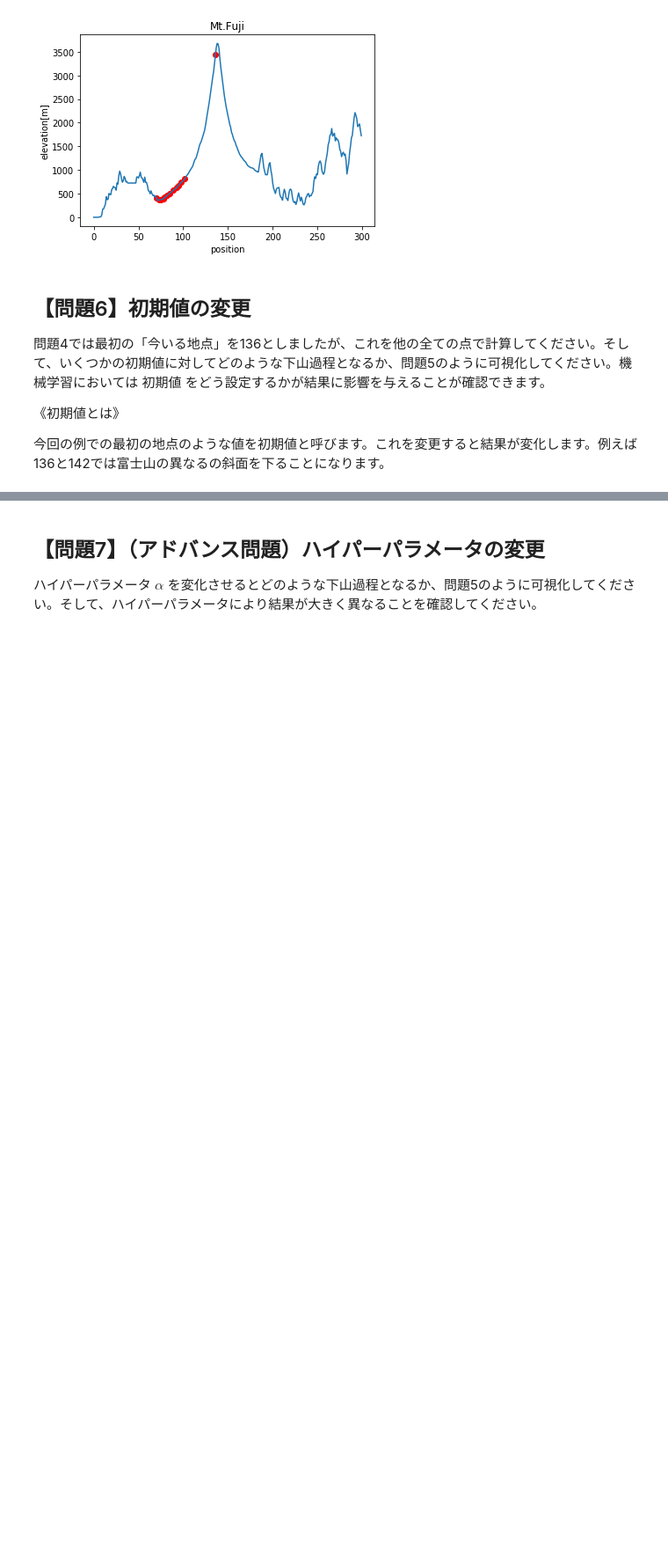
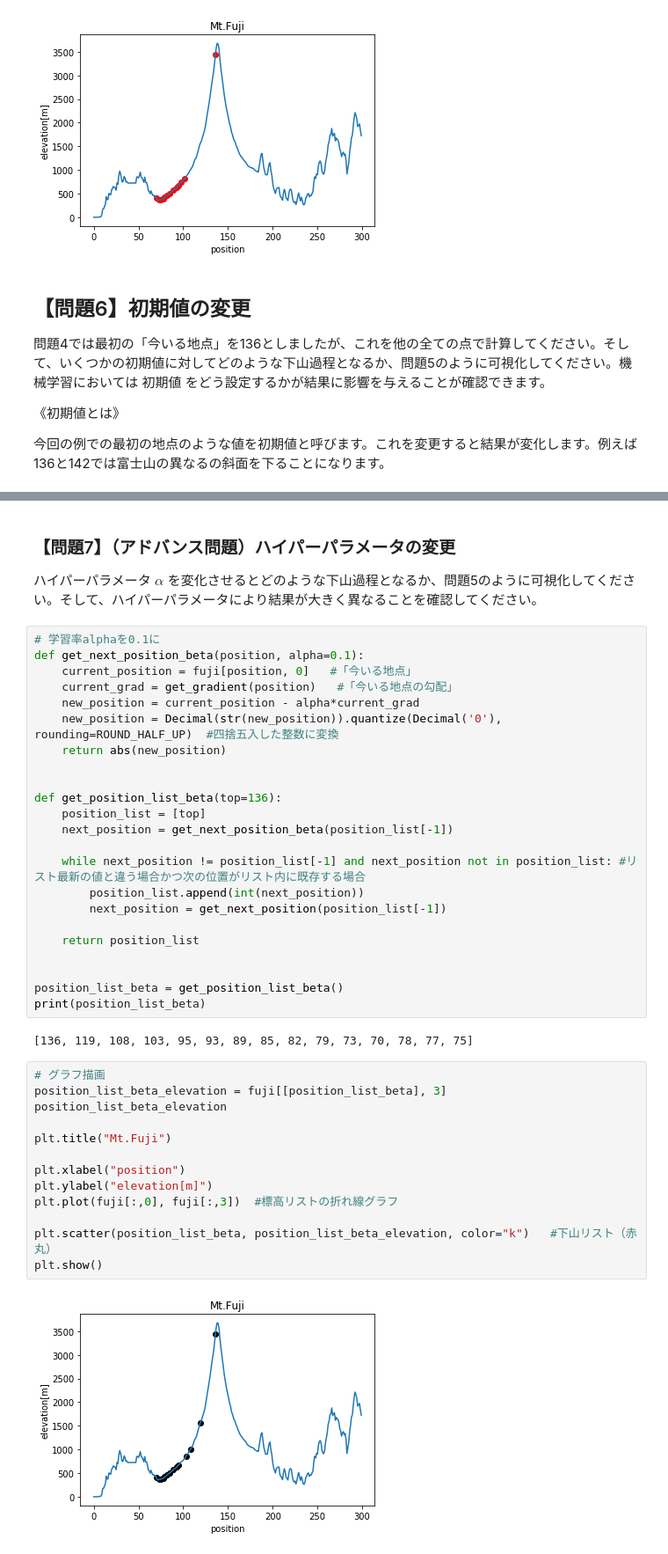
Before and after one commit to adachione/diveintocode-ml, a Jupyter notebook: Week2/DIC_Week2_授業課題2_富士下山問題.ipynb, the cells around one changed output, grey strips where cells are left out. Shown: that part at 88% size. Cells and saved outputs as stored; diff of their text form; blank space fills up the shorter version.

```diff
--- a/Week2/DIC_Week2_授業課題2_富士下山問題.ipynb
+++ b/Week2/DIC_Week2_授業課題2_富士下山問題.ipynb
@@ -184,3 +186,43 @@ plt.show()
 # %% [markdown]
-## 【問題7】（アドバンス問題）ハイパーパラメータの変更
+### 【問題7】（アドバンス問題）ハイパーパラメータの変更
 ハイパーパラメータ $\alpha$ を変化させるとどのような下山過程となるか、問題5のように可視化してください。そして、ハイパーパラメータにより結果が大きく異なることを確認してください。
+# %%
+# 学習率alphaを0.1に
+def get_next_position_beta(position, alpha=0.1):
+    current_position = fuji[position, 0]   #「今いる地点」
+    current_grad = get_gradient(position)   #「今いる地点の勾配」
+    new_position = current_position - alpha*current_grad
+    new_position = Decimal(str(new_position)).quantize(Decimal('0'), rounding=ROUND_HALF_UP)  #四捨五入した整数に変換
+    return abs(new_position)
+
+
+def get_position_list_beta(top=136):
+    position_list = [top]
+    next_position = get_next_position_beta(position_list[-1])
+
+    while next_position != position_list[-1] and next_position not in position_list: #リスト最新の値と違う場合かつ次の位置がリスト内に既存する場合
+        position_list.append(int(next_position))
+        next_position = get_next_position(position_list[-1])
+
+    return position_list
+
+
+position_list_beta = get_position_list_beta()
+print(position_list_beta)
+# %% [output]
+[136, 119, 108, 103, 95, 93, 89, 85, 82, 79, 73, 70, 78, 77, 75]
+# %%
+# グラフ描画
+position_list_beta_elevation = fuji[[position_list_beta], 3]
+position_list_beta_elevation
+
+plt.title("Mt.Fuji")
+
+plt.xlabel("position")
+plt.ylabel("elevation[m]")
+plt.plot(fuji[:,0], fuji[:,3])  #標高リストの折れ線グラフ
+
+plt.scatter(position_list_beta, position_list_beta_elevation, color="k")   #下山リスト（赤丸）
+plt.show()
+# %% [output]
+[figure, added]
```
Also changed, not shown: parts of 8 cells of this notebook.
